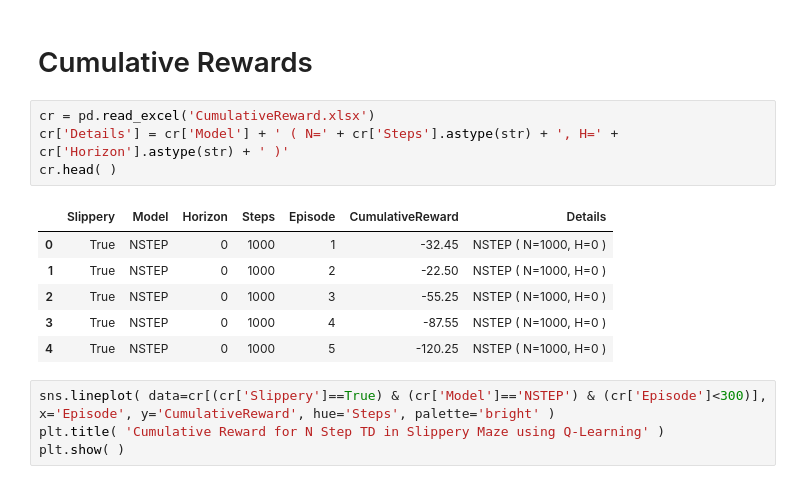
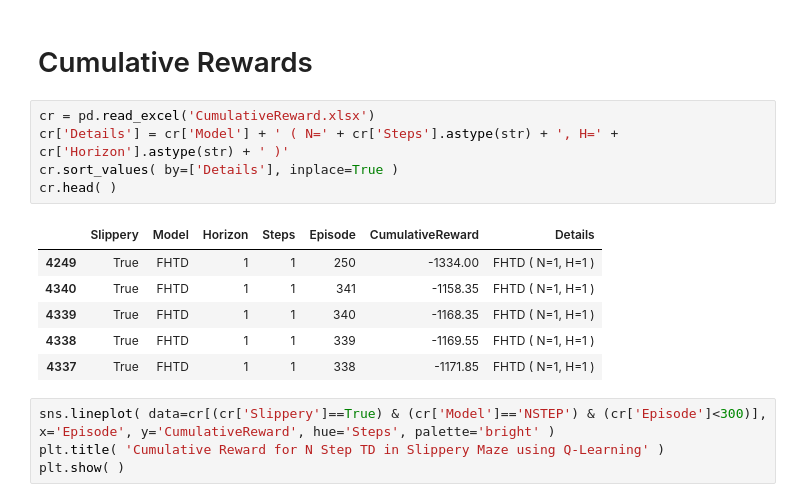
Before and after one commit to yotitan/RL-Slippery-Maze, a Jupyter notebook: graphs.ipynb, the cells around one changed output. Saved outputs shown, nothing was run; the diff lists cells and outputs as text.

```diff
--- a/graphs.ipynb
+++ b/graphs.ipynb
@@ -9,14 +9,15 @@ sns.set( rc={'figure.figsize':(16,10)} )
 # %%
 cr = pd.read_excel('CumulativeReward.xlsx')
 cr['Details'] = cr['Model'] + ' ( N=' + cr['Steps'].astype(str) + ', H=' + cr['Horizon'].astype(str) + ' )'
+cr.sort_values( by=['Details'], inplace=True )
 cr.head( )
 # %% [output]
 |  | Slippery | Model | Horizon | Steps | Episode | CumulativeReward | Details |
-| 0 | True | NSTEP | 0 | 1000 | 1 | -32.45 | NSTEP ( N=1000, H=0 ) |
-| 1 | True | NSTEP | 0 | 1000 | 2 | -22.50 | NSTEP ( N=1000, H=0 ) |
-| 2 | True | NSTEP | 0 | 1000 | 3 | -55.25 | NSTEP ( N=1000, H=0 ) |
-| 3 | True | NSTEP | 0 | 1000 | 4 | -87.55 | NSTEP ( N=1000, H=0 ) |
-| 4 | True | NSTEP | 0 | 1000 | 5 | -120.25 | NSTEP ( N=1000, H=0 ) |
+| 4249 | True | FHTD | 1 | 1 | 250 | -1334.00 | FHTD ( N=1, H=1 ) |
+| 4340 | True | FHTD | 1 | 1 | 341 | -1158.35 | FHTD ( N=1, H=1 ) |
+| 4339 | True | FHTD | 1 | 1 | 340 | -1168.35 | FHTD ( N=1, H=1 ) |
+| 4338 | True | FHTD | 1 | 1 | 339 | -1169.55 | FHTD ( N=1, H=1 ) |
+| 4337 | True | FHTD | 1 | 1 | 338 | -1171.85 | FHTD ( N=1, H=1 ) |
 # %%
 sns.lineplot( data=cr[(cr['Slippery']==True) & (cr['Model']=='NSTEP') & (cr['Episode']<300)], x='Episode', y='CumulativeReward', hue='Steps', palette='bright' )
 plt.title( 'Cumulative Reward for N Step TD in Slippery Maze using Q-Learning' )
```
Also changed, not shown: parts of 5 cells of this notebook.
